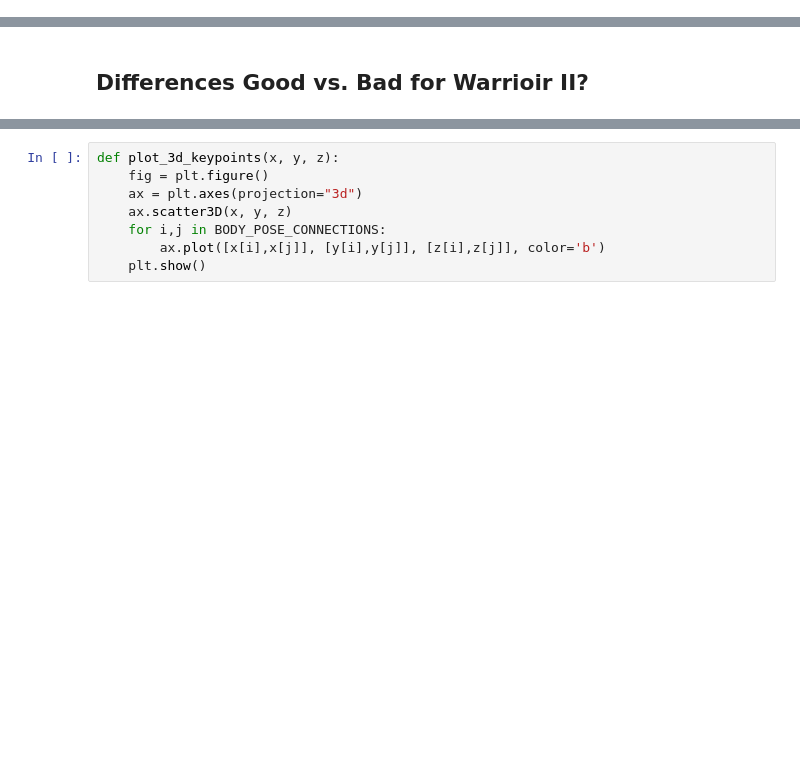
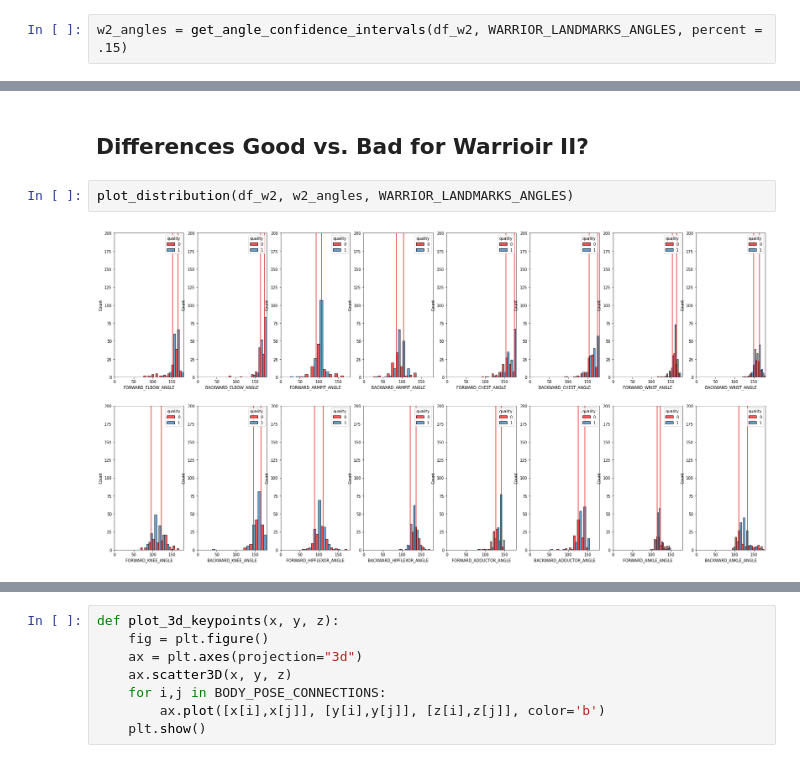
Before and after one commit to alec-flowers/visual_intelligence, a Jupyter notebook: notebooks/baseline_models.ipynb, the cells around one changed output, grey strips where cells are left out. Saved outputs shown, nothing was run; the diff lists cells and outputs as text; blank space fills up the shorter version.

```diff
--- a/notebooks/baseline_models.ipynb
+++ b/notebooks/baseline_models.ipynb
@@ -63,0 +119,2 @@ Index(['NOSE', 'LEFT_EYE_INNER', 'LEFT_EYE', 'LEFT_EYE_OUTER',
+# %%
+w2_angles = get_angle_confidence_intervals(df_w2, WARRIOR_LANDMARKS_ANGLES, percent = .15)
@@ -149,2 +146,6 @@ plot_3d_keypoints(numpy_data_world[i].T[0], numpy_data_world[i].T[1],numpy_data_
 # %% [markdown]
 ## Differences Good vs. Bad for Warrioir II?
+# %%
+plot_distribution(df_w2, w2_angles, WARRIOR_LANDMARKS_ANGLES)
+# %% [output]
+[figure, added]
```
Also changed, not shown: parts of 84 cells of this notebook, 1 other file.
